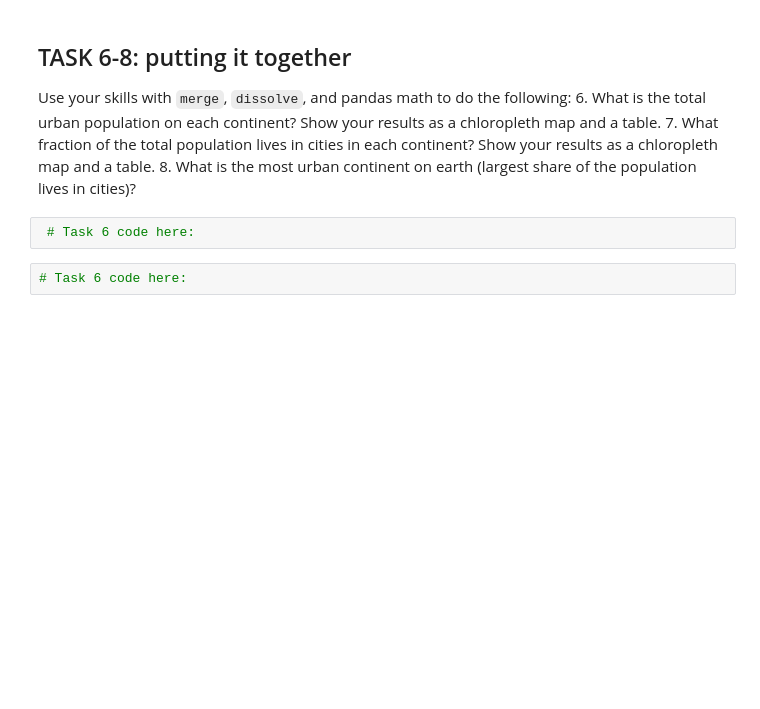
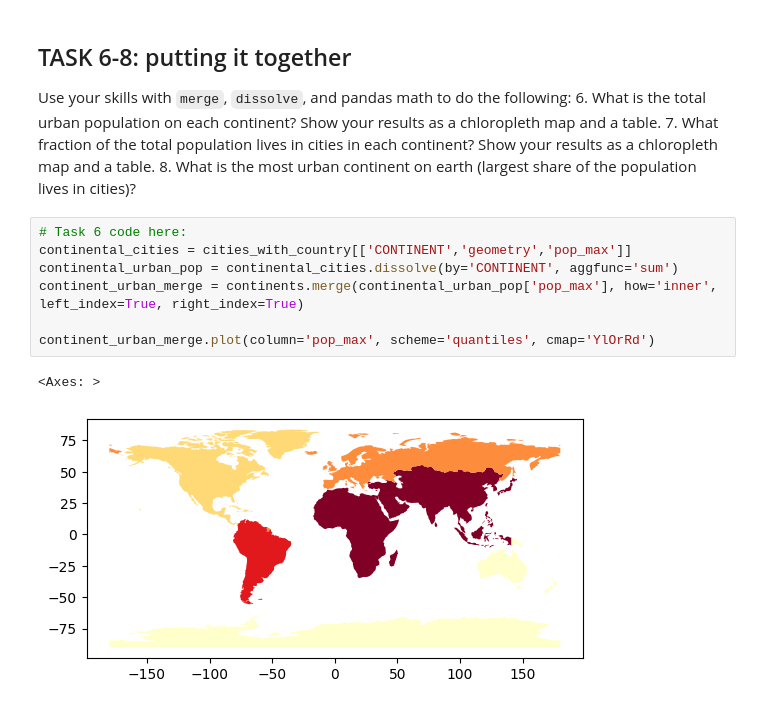
Before and after one commit to EllinooraS/WaterDig, a Jupyter notebook: CodeSprints/VectorData101.ipynb, the cells around one changed output. Saved outputs shown, nothing was run; the diff lists cells and outputs as text; blank space fills up the shorter version.

```diff
--- a/CodeSprints/VectorData101.ipynb
+++ b/CodeSprints/VectorData101.ipynb
@@ -563,7 +669,13 @@ Use your skills with `merge`, `dissolve`, and pandas math to do the following:
 6. What is the total urban population on each continent? Show your results as a chloropleth map and a table.
 7. What fraction of the total population lives in cities in each continent? Show your results as a chloropleth map and a table.
 8. What is the most urban continent on earth (largest share of the population lives in cities)?
-# %%
- # Task 6 code here:
-# %%
-# Task 6 code here:
+# %%
+# Task 6 code here:
+continental_cities = cities_with_country[['CONTINENT','geometry','pop_max']]
+continental_urban_pop = continental_cities.dissolve(by='CONTINENT', aggfunc='sum')
+continent_urban_merge = continents.merge(continental_urban_pop['pop_max'], how='inner', left_index=True, right_index=True)
+
+continent_urban_merge.plot(column='pop_max', scheme='quantiles', cmap='YlOrRd')
+# %% [output]
+<Axes: >
+[figure, added]
```
Also changed, not shown: parts of 19 cells of this notebook, 1 other file.
